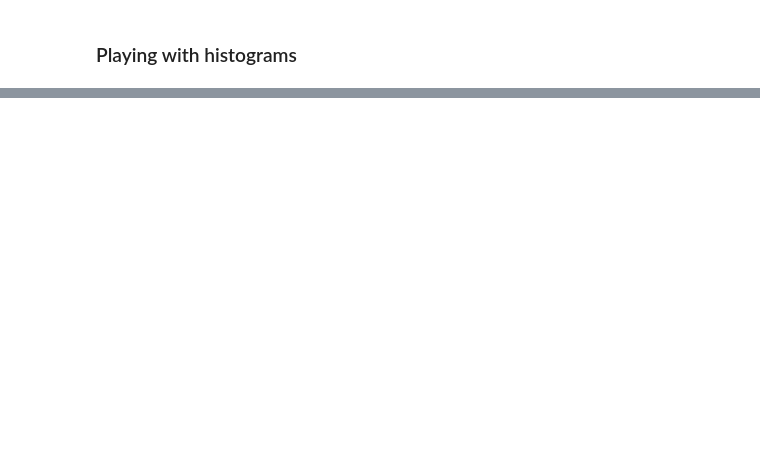
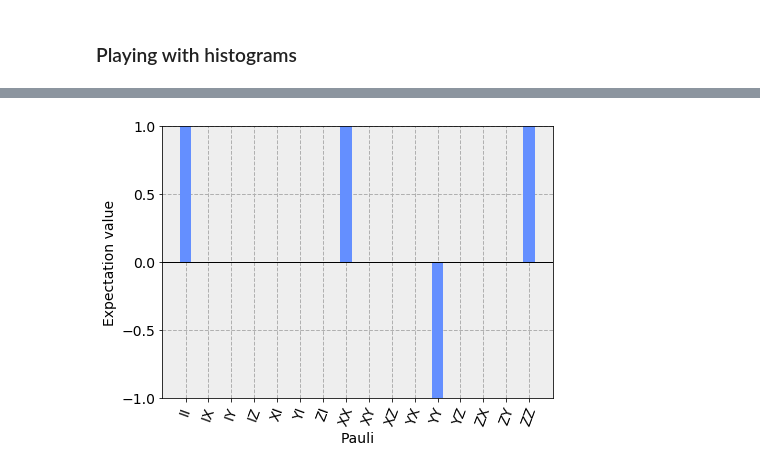
Before and after one commit to kalebinn/QuantumComputing, a Jupyter notebook: Plotting_in_Qiskit.ipynb, the cells around one changed output, grey strips where cells are left out. Cells and saved outputs as stored; diff of their text form; code cells hidden in the pictures; blank space fills up the shorter version.

```diff
--- a/Plotting_in_Qiskit.ipynb
+++ b/Plotting_in_Qiskit.ipynb
@@ -75,0 +101,4 @@ iplot_histogram(result_count)
+# %%
+plot_state_paulivec(state_vector_psi)
+# %% [output]
+[figure, added]
```
Also changed, not shown: parts of 14 cells of this notebook.
